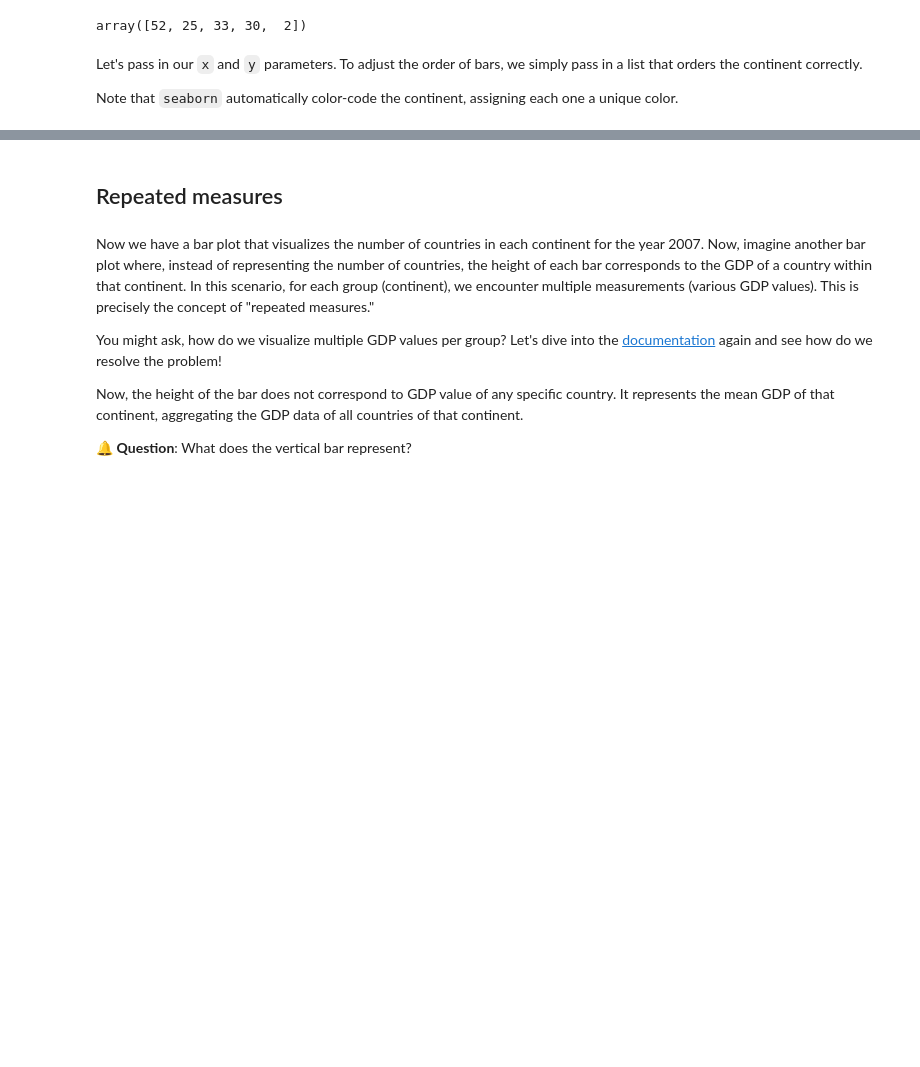
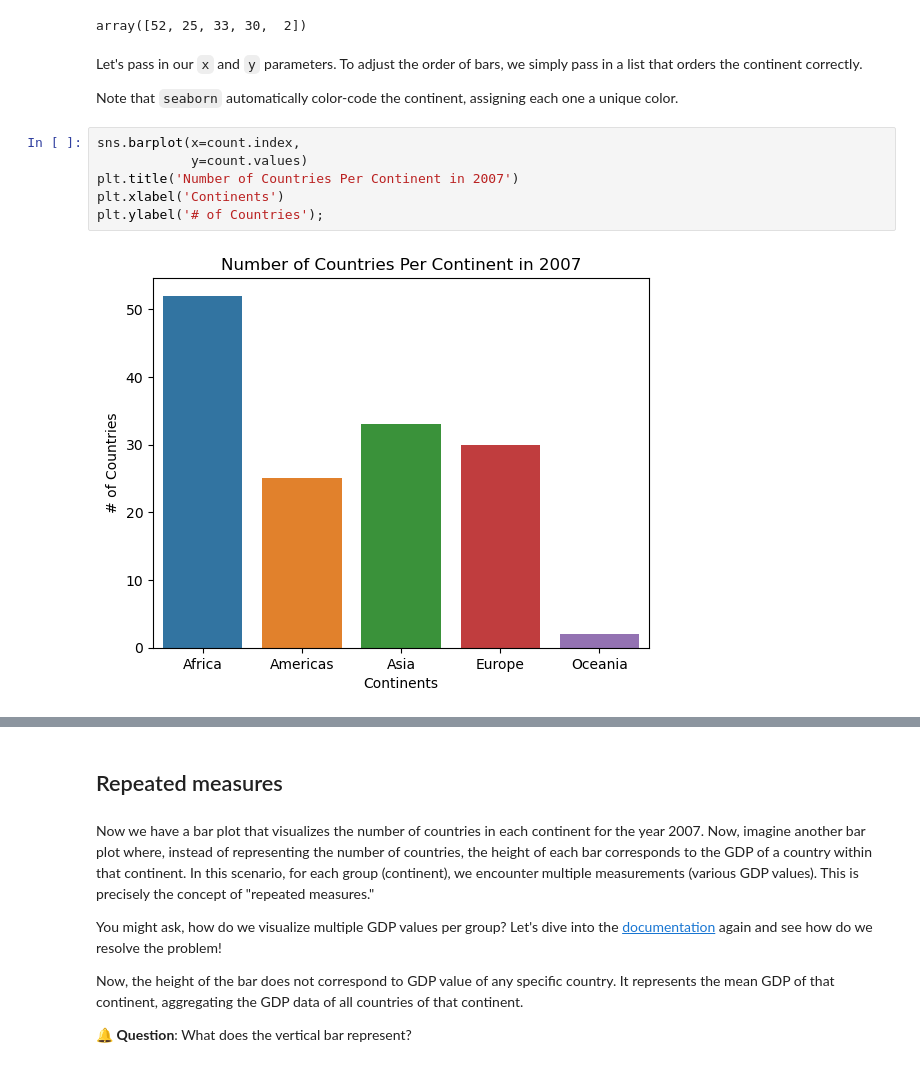
Before and after one commit to annitodd/Python-Data-Visualization, a Jupyter notebook: lessons/01_python_data_visualization.ipynb, the cells around one changed output, grey strips where cells are left out. Saved outputs shown, nothing was run; the diff lists cells and outputs as text; blank space fills up the shorter version.

```diff
--- a/lessons/01_python_data_visualization.ipynb
+++ b/lessons/01_python_data_visualization.ipynb
@@ -375,6 +409,14 @@ array([52, 25, 33, 30,  2])
 Let's pass in our `x` and `y` parameters. To adjust the order of bars, we simply pass in a list that orders the continent correctly.
 
 Note that `seaborn` automatically color-code the continent, assigning each one a unique color.
+# %%
+sns.barplot(x=count.index,
+            y=count.values)
+plt.title('Number of Countries Per Continent in 2007')
+plt.xlabel('Continents')
+plt.ylabel('# of Countries');
+# %% [output]
+[figure, added]
 # %%
 sns.barplot(x=count.index,
             y=count.values,
```
Also changed, not shown: parts of 27 cells of this notebook, 2 other files.
